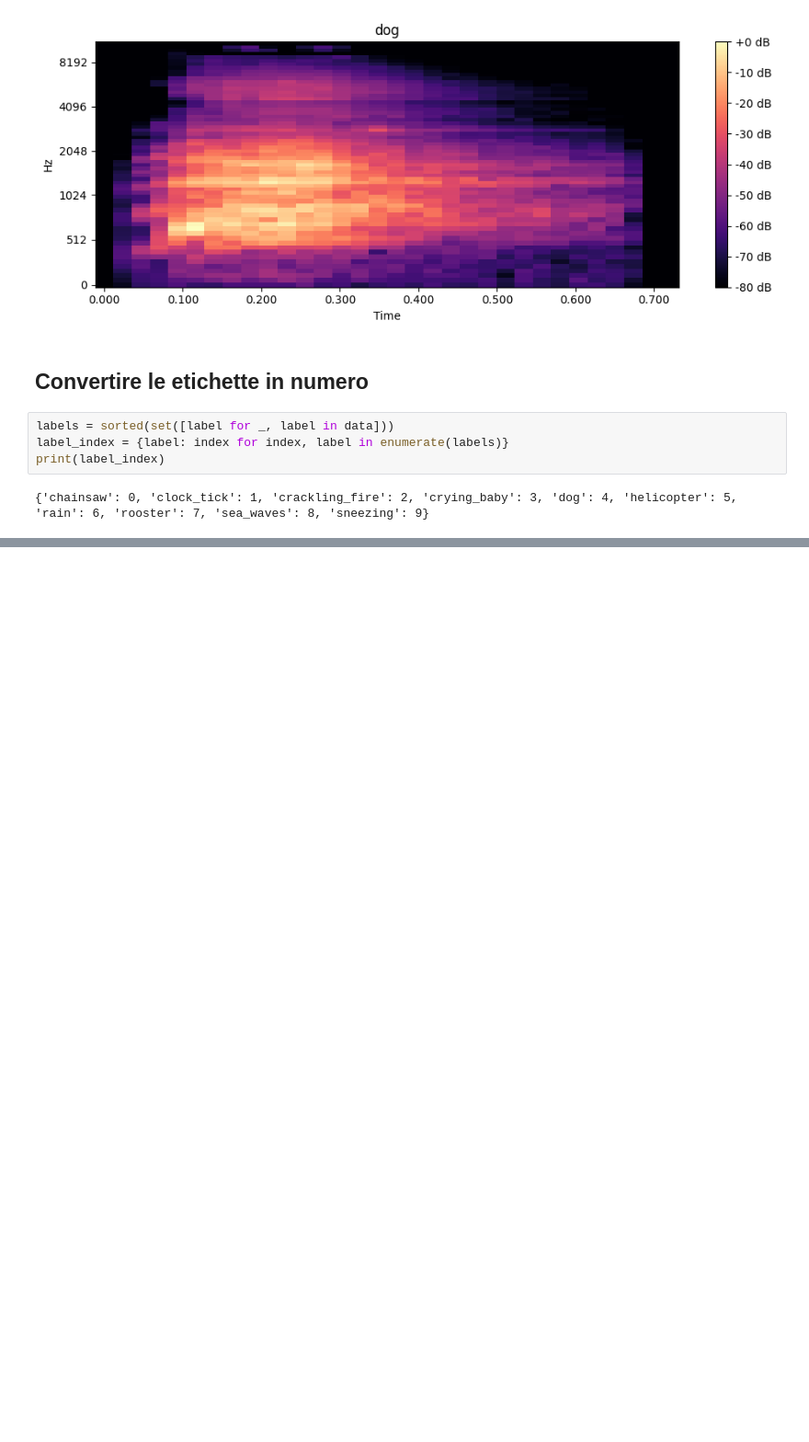
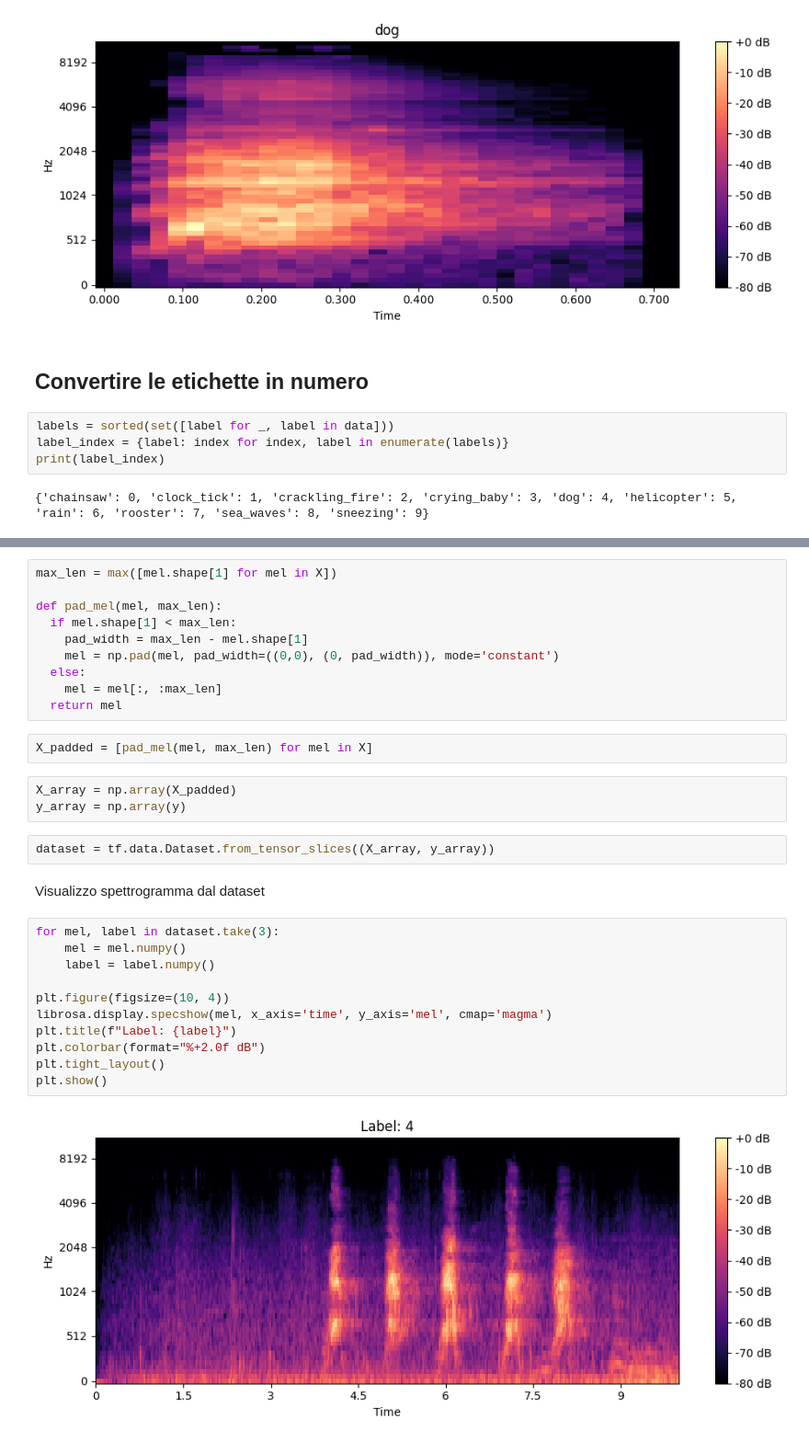
Before and after one commit to unipd-human-data/env-soundnet, a Jupyter notebook: ESC_SNN_Project.ipynb, the cells around one changed output, grey strips where cells are left out. Shown at 92% size. Saved outputs shown, nothing was run; the diff lists cells and outputs as text; blank space fills up the shorter version.

Commit message:
Padding + creazione del dataset

```diff
--- a/ESC_SNN_Project.ipynb
+++ b/ESC_SNN_Project.ipynb
@@ -181,0 +174,32 @@ for mel, label in data:
+# %%
+max_len = max([mel.shape[1] for mel in X])
+
+def pad_mel(mel, max_len):
+  if mel.shape[1] < max_len:
+    pad_width = max_len - mel.shape[1]
+    mel = np.pad(mel, pad_width=((0,0), (0, pad_width)), mode='constant')
+  else:
+    mel = mel[:, :max_len]
+  return mel
+# %%
+X_padded = [pad_mel(mel, max_len) for mel in X]
+# %%
+X_array = np.array(X_padded)
+y_array = np.array(y)
+# %%
+dataset = tf.data.Dataset.from_tensor_slices((X_array, y_array))
+# %% [markdown]
+Visualizzo spettrogramma dal dataset
+# %%
+for mel, label in dataset.take(3):
+    mel = mel.numpy()
+    label = label.numpy()
+
+plt.figure(figsize=(10, 4))
+librosa.display.specshow(mel, x_axis='time', y_axis='mel', cmap='magma')
+plt.title(f"Label: {label}")
+plt.colorbar(format="%+2.0f dB")
+plt.tight_layout()
+plt.show()
+# %% [output]
+[figure, added]
```
Also changed, not shown: parts of 4 cells of this notebook.
